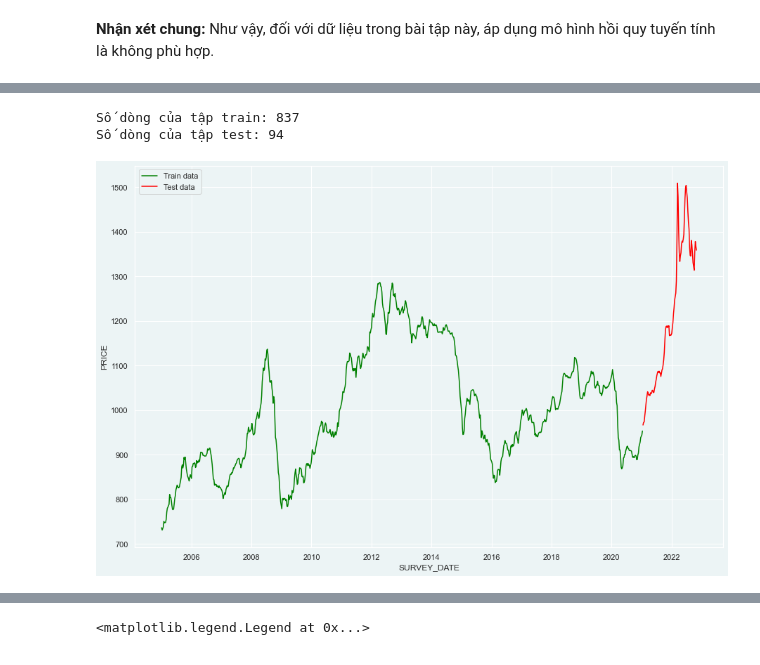
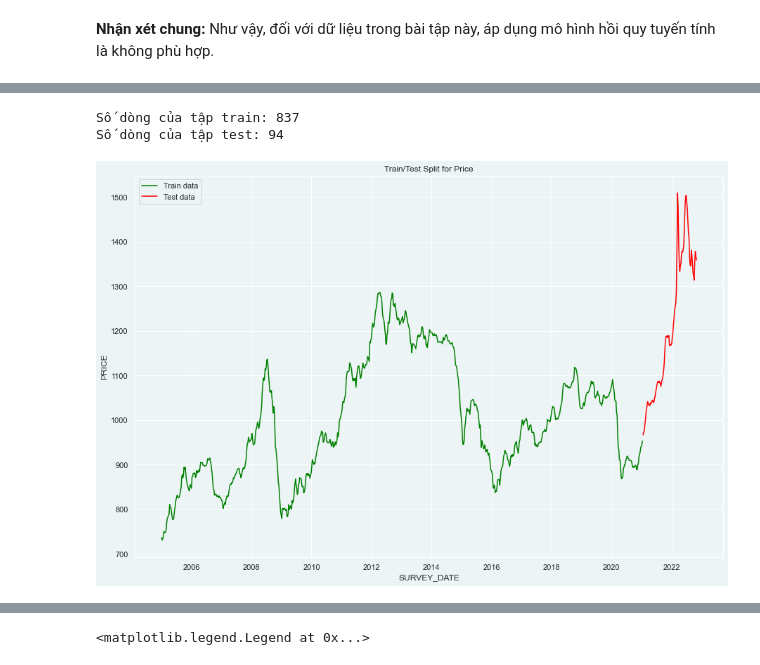
Before and after one commit to khangnl24112002/DataVisualization_Group02_Lab02, a Jupyter notebook: source_codes/main.ipynb, the cells around one changed output, grey strips where cells are left out. Cells and saved outputs as stored; diff of their text form; code cells hidden in the pictures.

```diff
--- a/source_codes/main.ipynb
+++ b/source_codes/main.ipynb
@@ -796,29 +805,30 @@ Trên tập kiểm tra (Test), giá trị MAE là 153.56, MSE là 39853.48 và R
 # %%
 df['SURVEY_DATE'] = pd.to_datetime(df['SURVEY_DATE'])
 avg_price = df.groupby(pd.Grouper(key='SURVEY_DATE', freq='W-MON'))[['PRICE']].mean()
 # Lấy trung bình giá trị trước và sau của giá trị NaN trong cột PRICE
 avg_price['PRICE'] = avg_price['PRICE'].fillna((avg_price['PRICE'].shift() + avg_price['PRICE'].shift(-1))/2)
 
 # Làm mượt dữ liệu bằng hàm interpolate()
 avg_price['PRICE'] = avg_price['PRICE'].interpolate()
 
 # Chia dataframe thành tập train và tập test
 train, test = train_test_split(avg_price, test_size=0.1, shuffle=False)
 train = train.sort_index()
 test = test.sort_index()
 
 print("Số dòng của tập train:", len(train))
 print("Số dòng của tập test:", len(test))
 
 # Vẽ đồ thị
 plt.figure(figsize=(15,10))
 plt.plot(train, color='green', label='Train data')
 plt.plot(test, color='red', label='Test data')
+plt.title("Train/Test Split for Price")
 plt.xlabel('SURVEY_DATE')
 plt.ylabel('PRICE')
 plt.legend()
 plt.show()
 # %% [output]
 Số dòng của tập train: 837
 Số dòng của tập test: 94
-[figure, old version]
+[figure, new version]
```
Also changed, not shown: parts of 11 cells of this notebook.
